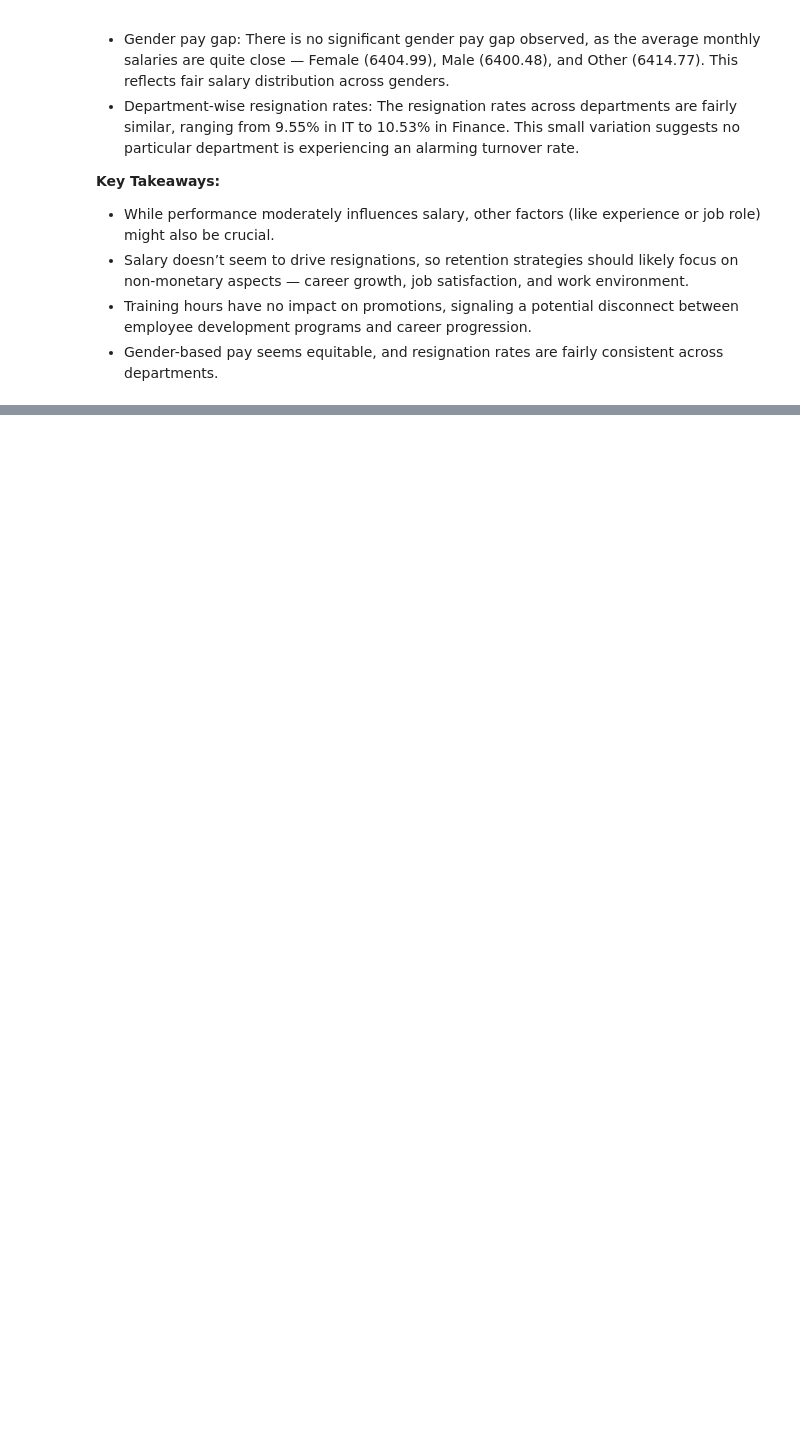
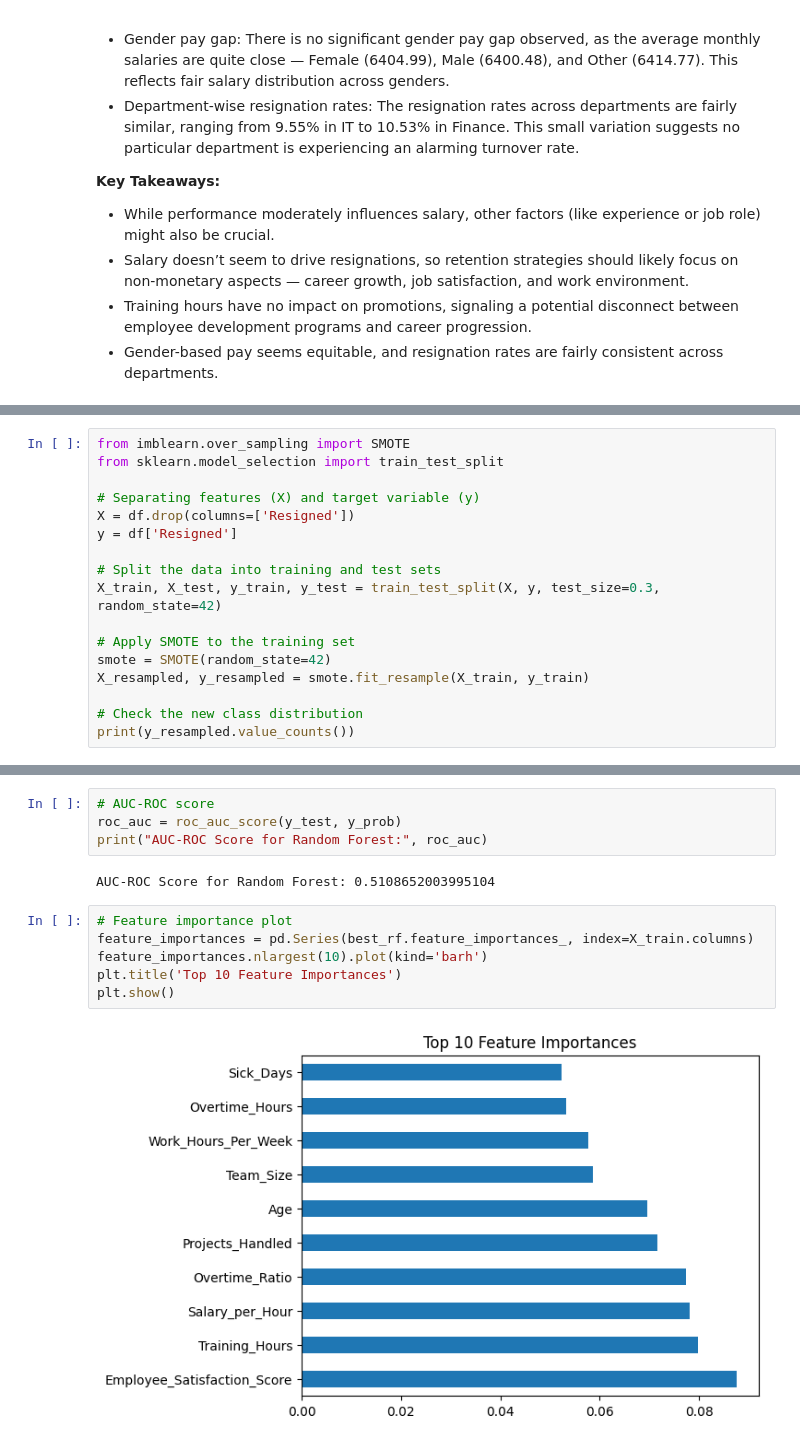
Before and after one commit to AyanNayyer/Industry4.0_project, a Jupyter notebook: final_analysis.ipynb, the cells around one changed output, grey strips where cells are left out. Cells and saved outputs as stored; diff of their text form; blank space fills up the shorter version.

```diff
--- a/final_analysis.ipynb
+++ b/final_analysis.ipynb
@@ -277,0 +282,17 @@ Name: Resigned, dtype: float64
+# %%
+from imblearn.over_sampling import SMOTE
+from sklearn.model_selection import train_test_split
+
+# Separating features (X) and target variable (y)
+X = df.drop(columns=['Resigned'])
+y = df['Resigned']
+
+# Split the data into training and test sets
+X_train, X_test, y_train, y_test = train_test_split(X, y, test_size=0.3, random_state=42)
+
+# Apply SMOTE to the training set
+smote = SMOTE(random_state=42)
+X_resampled, y_resampled = smote.fit_resample(X_train, y_train)
+
+# Check the new class distribution
+print(y_resampled.value_counts())
@@ -277,0 +364,14 @@ Name: Resigned, dtype: float64
+# %%
+# AUC-ROC score
+roc_auc = roc_auc_score(y_test, y_prob)
+print("AUC-ROC Score for Random Forest:", roc_auc)
+# %% [output]
+AUC-ROC Score for Random Forest: 0.5108652003995104
+# %%
+# Feature importance plot
+feature_importances = pd.Series(best_rf.feature_importances_, index=X_train.columns)
+feature_importances.nlargest(10).plot(kind='barh')
+plt.title('Top 10 Feature Importances')
+plt.show()
+# %% [output]
+[figure, added]
```
Also changed, not shown: parts of 8 cells of this notebook.
